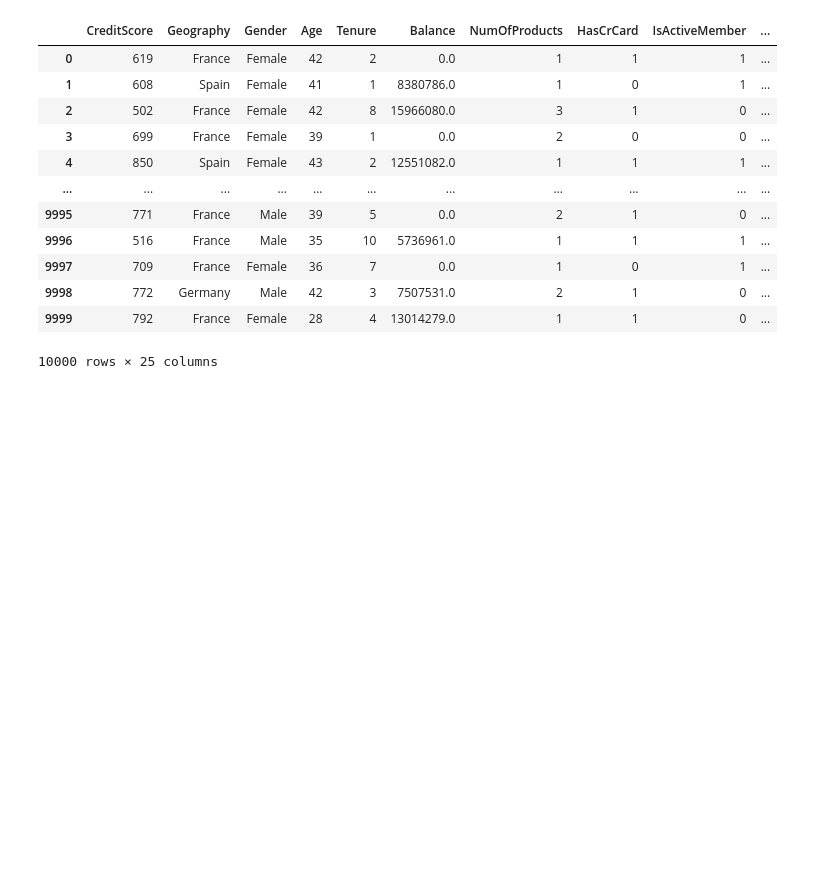
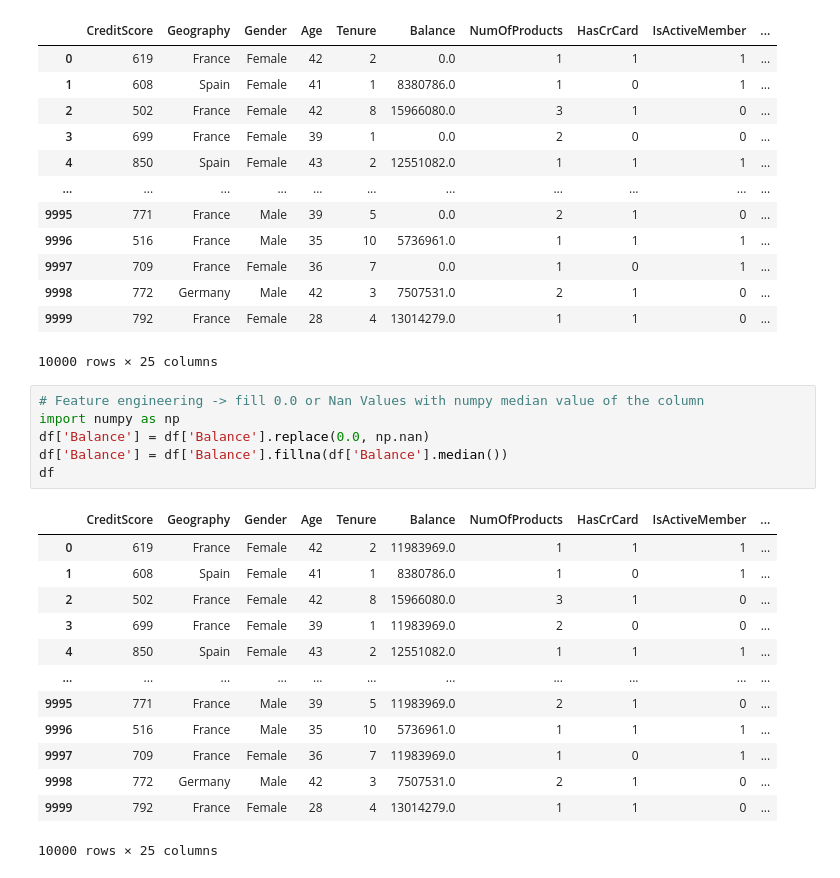
Before and after one commit to Mipjeiger/Bank-ML-End-to-end-Engineer, a Jupyter notebook: ml-engineer/notebooks/03_LLM.ipynb, the cells around one changed output. Saved outputs shown, nothing was run; the diff lists cells and outputs as text; blank space fills up the shorter version.

```diff
--- a/ml-engineer/notebooks/03_LLM.ipynb
+++ b/ml-engineer/notebooks/03_LLM.ipynb
@@ -80,3 +80,23 @@ df
 | 9998 | 772 | Germany | Male | 42 | 3 | 7507531.0 | 2 | 1 | 0 | ... |
 | 9999 | 792 | France | Female | 28 | 4 | 13014279.0 | 1 | 1 | 0 | ... |
 10000 rows × 25 columns
+# %%
+# Feature engineering -> fill 0.0 or Nan Values with numpy median value of the column
+import numpy as np
+df['Balance'] = df['Balance'].replace(0.0, np.nan)
+df['Balance'] = df['Balance'].fillna(df['Balance'].median())
+df
+# %% [output]
+|  | CreditScore | Geography | Gender | Age | Tenure | Balance | NumOfProducts | HasCrCard | IsActiveMember | ... |
+| 0 | 619 | France | Female | 42 | 2 | 11983969.0 | 1 | 1 | 1 | ... |
+| 1 | 608 | Spain | Female | 41 | 1 | 8380786.0 | 1 | 0 | 1 | ... |
+| 2 | 502 | France | Female | 42 | 8 | 15966080.0 | 3 | 1 | 0 | ... |
+| 3 | 699 | France | Female | 39 | 1 | 11983969.0 | 2 | 0 | 0 | ... |
+| 4 | 850 | Spain | Female | 43 | 2 | 12551082.0 | 1 | 1 | 1 | ... |
+| ... | ... | ... | ... | ... | ... | ... | ... | ... | ... | ... |
+| 9995 | 771 | France | Male | 39 | 5 | 11983969.0 | 2 | 1 | 0 | ... |
+| 9996 | 516 | France | Male | 35 | 10 | 5736961.0 | 1 | 1 | 1 | ... |
+| 9997 | 709 | France | Female | 36 | 7 | 11983969.0 | 1 | 0 | 1 | ... |
+| 9998 | 772 | Germany | Male | 42 | 3 | 7507531.0 | 2 | 1 | 0 | ... |
+| 9999 | 792 | France | Female | 28 | 4 | 13014279.0 | 1 | 1 | 0 | ... |
+10000 rows × 25 columns
```
Also changed, not shown: parts of 5 cells of this notebook.
